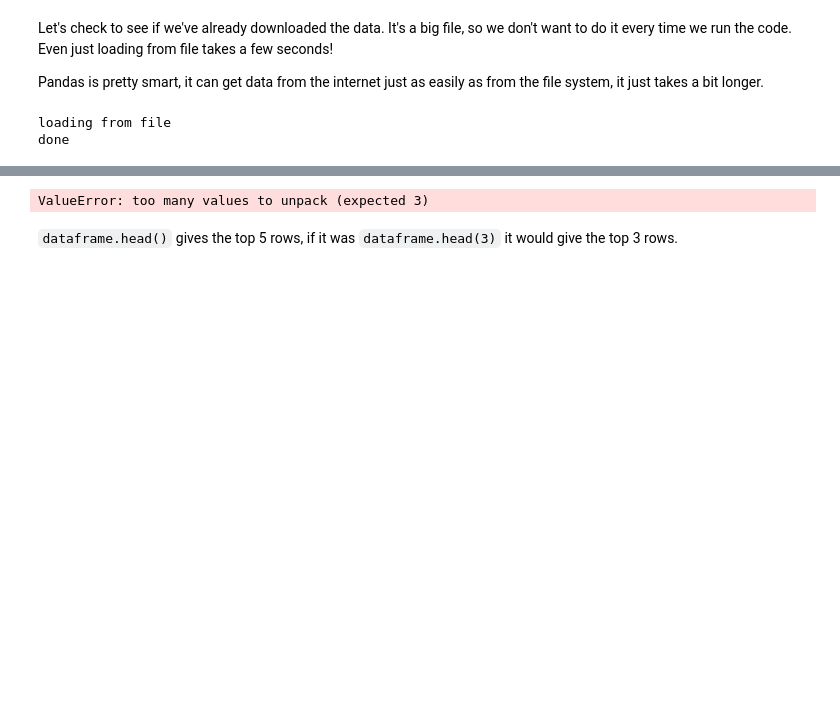
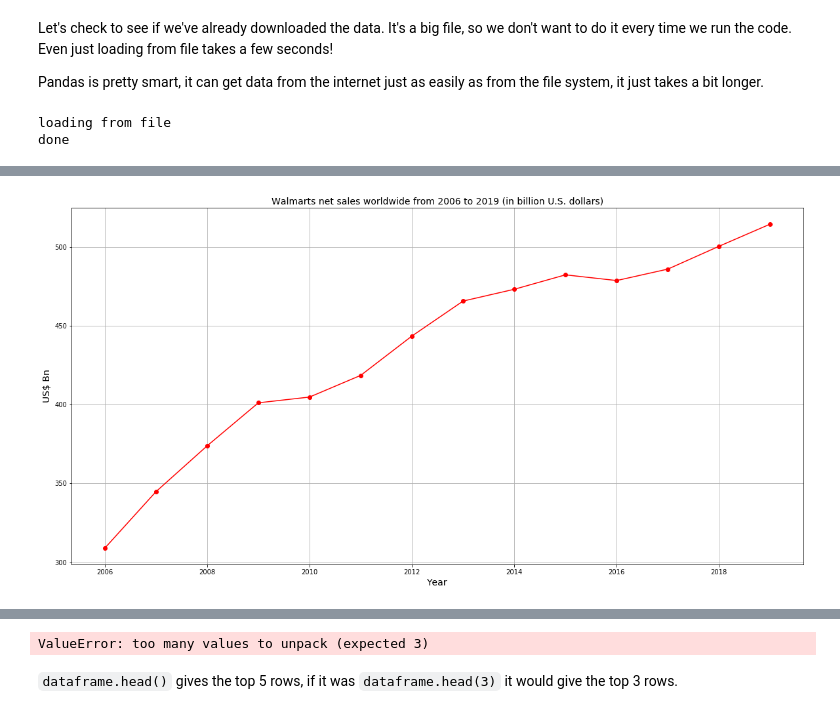
Before and after one commit to raphxcha/Open-data-project, a Jupyter notebook: basic_pandas copy.ipynb, the cells around one changed output, grey strips where cells are left out. Saved outputs shown, nothing was run; the diff lists cells and outputs as text; code cells hidden in the pictures; blank space fills up the shorter version.

```diff
--- a/basic_pandas copy.ipynb
+++ b/basic_pandas copy.ipynb
@@ -56,0 +55,16 @@ walmart_chart.head(50)
+# %%
+
+Data = {'Year': [2006, 2007, 2008, 2009, 2010, 2011, 2012, 2013, 2014, 2015, 2016, 2017, 2018, 2019],
+        'US$ Bn': [308.95, 344.76, 373.82, 401.09, 404.74, 418.50, 443.42, 465.60, 473.08, 482.23, 478.61, 485.87, 500.34, 514.41]
+       }
+
+df = pd.DataFrame(Data,columns=['Year','US$ Bn'])
+
+plt.plot(df['Year'], df['US$ Bn'], color='red', marker='o')
+plt.title('Walmarts net sales worldwide from 2006 to 2019 (in billion U.S. dollars)', fontsize=14)
+plt.xlabel('Year', fontsize=14)
+plt.ylabel('US$ Bn', fontsize=14)
+plt.grid(True)
+plt.show()
+# %% [output]
+[figure, added]
```
Also changed, not shown: parts of 9 cells of this notebook.
